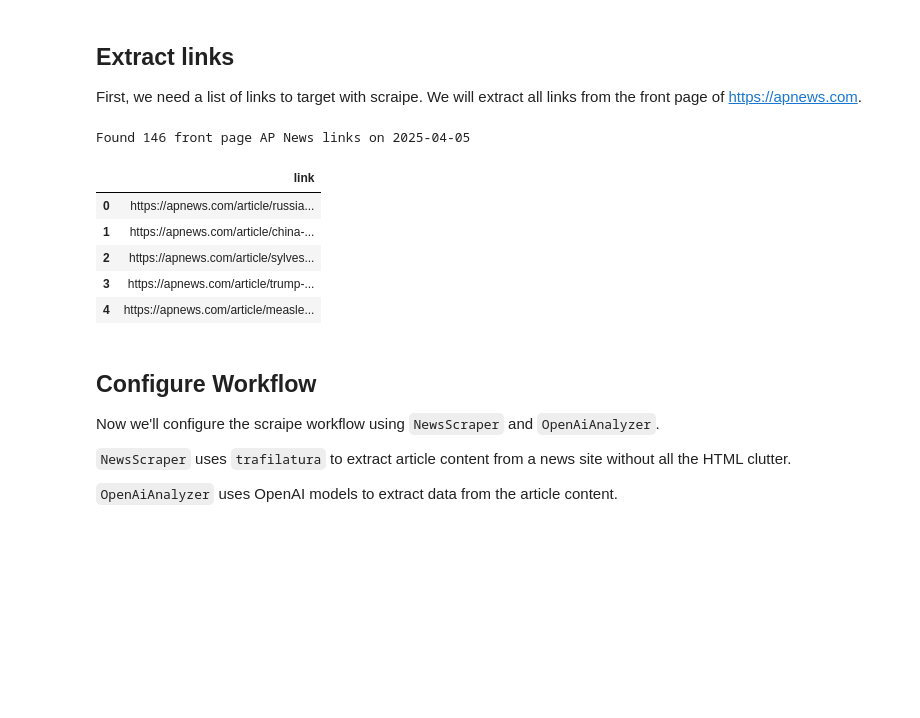
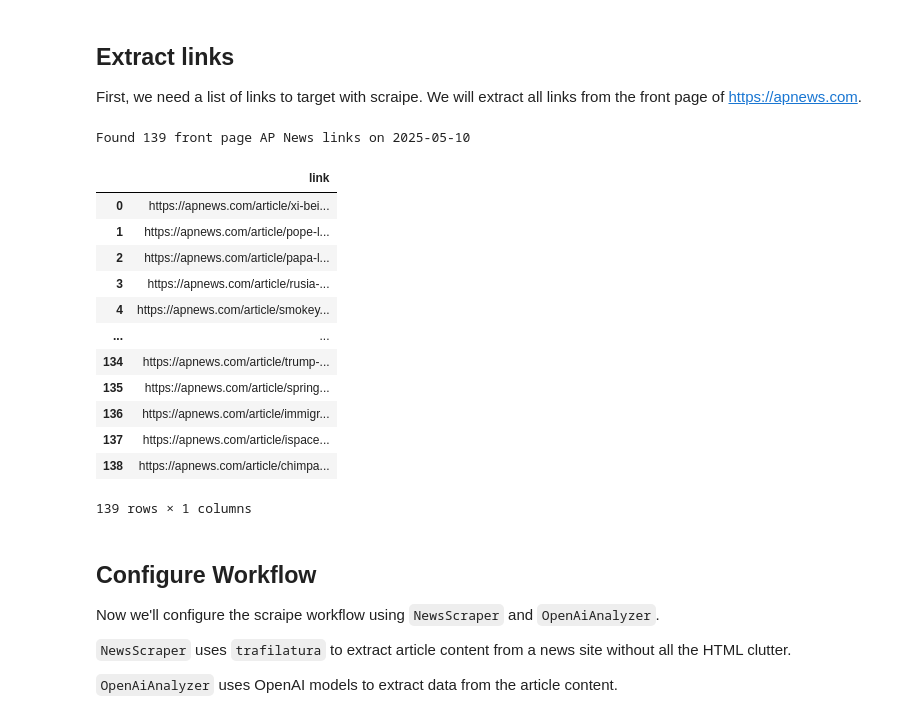
Before and after one commit to SnpM/scraipe, a Jupyter notebook: examples/celebrities_example.ipynb, the cells around one changed output. Drawn from its saved outputs; the diff is of its cells as text; code cells hidden in the pictures; blank space fills up the shorter version.

```diff
--- a/examples/celebrities_example.ipynb
+++ b/examples/celebrities_example.ipynb
@@ -32,31 +39,38 @@ First, we need a list of links to target with scraipe. We will extract all links
 # %%
 import requests
 import re
 
 url = "https://apnews.com/"
 response = requests.get(url)
 html = response.text
 
 # Use a regex to extract article links
 pattern = r'href=["\'](?=[^"\']*/article)([^"\']+)["\']'
 news_links = re.findall(pattern, html)
 
 # Remove duplicates
 news_links = list(set(news_links))
 
 # Display a summary of the links
 news_links_df = pd.DataFrame(news_links, columns=['link'])
 import time
 print(f"Found {len(news_links_df)} front page AP News links on {time.strftime('%Y-%m-%d')}")
-display(news_links_df.head())
+display(news_links_df)
 # %% [output]
-Found 146 front page AP News links on 2025-04-05
+Found 139 front page AP News links on 2025-05-10
 |  | link |
-| 0 | https://apnews.com/article/russia... |
-| 1 | https://apnews.com/article/china-... |
-| 2 | https://apnews.com/article/sylves... |
-| 3 | https://apnews.com/article/trump-... |
-| 4 | https://apnews.com/article/measle... |
+| 0 | https://apnews.com/article/xi-bei... |
+| 1 | https://apnews.com/article/pope-l... |
+| 2 | https://apnews.com/article/papa-l... |
+| 3 | https://apnews.com/article/rusia-... |
+| 4 | https://apnews.com/article/smokey... |
+| ... | ... |
+| 134 | https://apnews.com/article/trump-... |
+| 135 | https://apnews.com/article/spring... |
+| 136 | https://apnews.com/article/immigr... |
+| 137 | https://apnews.com/article/ispace... |
+| 138 | https://apnews.com/article/chimpa... |
+139 rows × 1 columns
 # %% [markdown]
 ## Configure Workflow
 Now we'll configure the scraipe workflow using `NewsScraper` and `OpenAiAnalyzer`.
```
Also changed, not shown: parts of 5 cells of this notebook, 4 other files.
